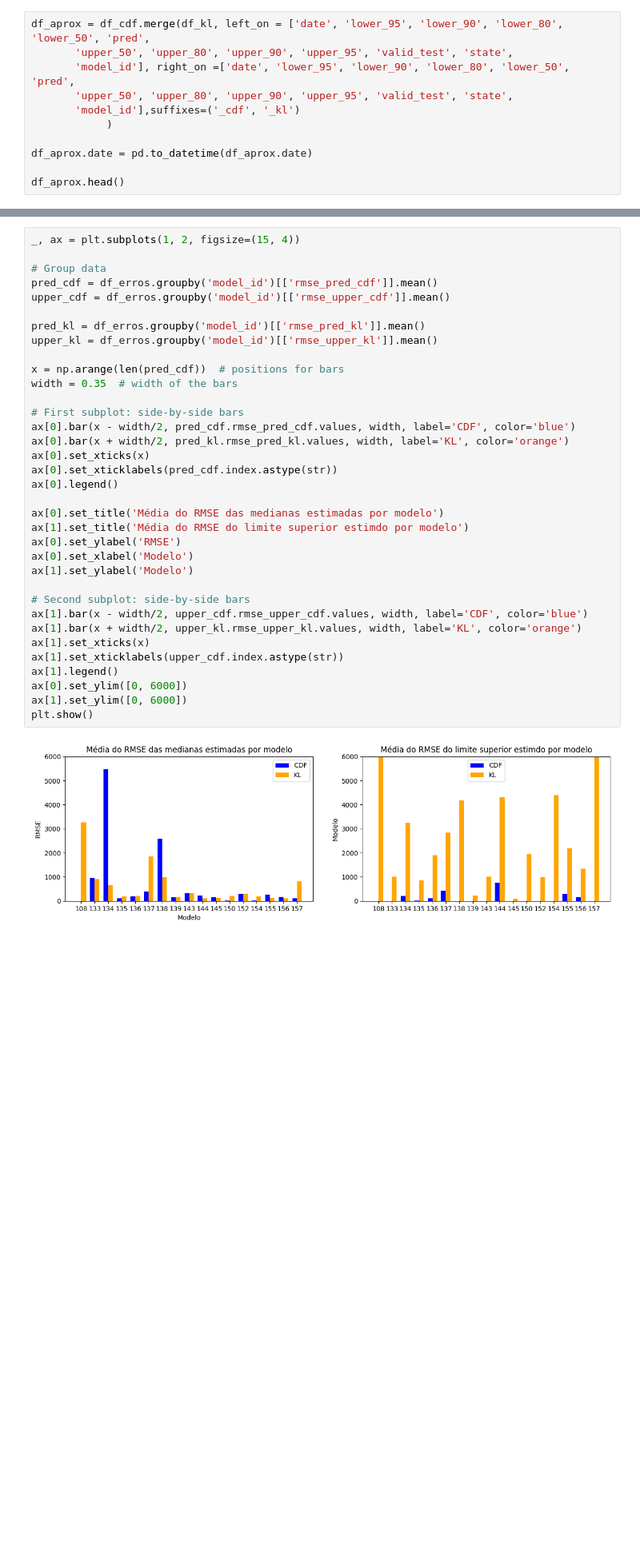
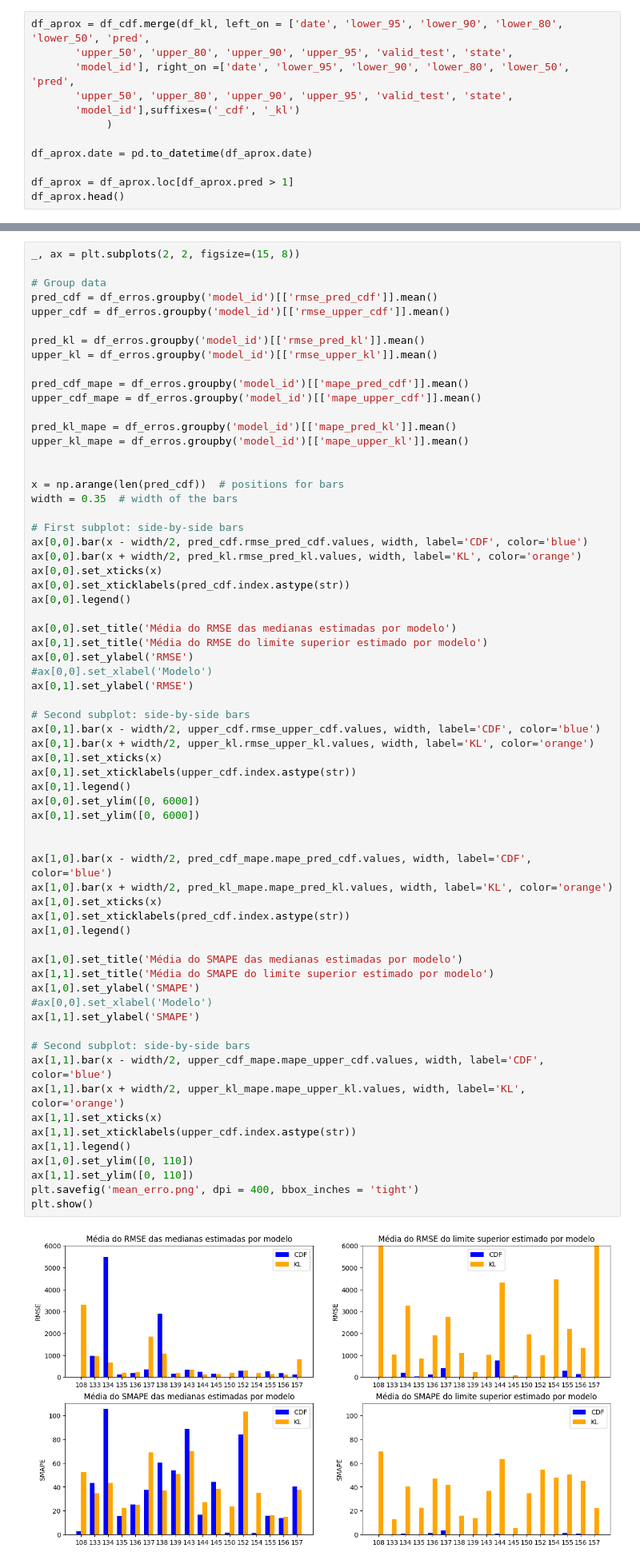
Before and after one commit to AtilioLP/Ensemble-methods, a Jupyter notebook: methods/harmonisation_strategies_py/compare_strategies_results.ipynb, the cells around one changed output, grey strips where cells are left out. Shown at 80% size. Saved outputs shown, nothing was run; the diff lists cells and outputs as text; blank space fills up the shorter version.

```diff
--- a/methods/harmonisation_strategies_py/compare_strategies_results.ipynb
+++ b/methods/harmonisation_strategies_py/compare_strategies_results.ipynb
@@ -70,6 +78,7 @@ df_aprox = df_cdf.merge(df_kl, left_on = ['date', 'lower_95', 'lower_90', 'lower
 
 df_aprox.date = pd.to_datetime(df_aprox.date)
 
+df_aprox = df_aprox.loc[df_aprox.pred > 1]
 df_aprox.head()
 # %% [output]
 |  | date | lower_95 | lower_90 | lower_80 | lower_50 | pred | upper_50 | upper_80 | upper_90 | upper_95 | ... |
@@ -167,42 +184,72 @@ df_erros.head()
 # %% [markdown]
 Summary comparing the methodologys:
 # %%
-_, ax = plt.subplots(1, 2, figsize=(15, 4))
+_, ax = plt.subplots(2, 2, figsize=(15, 8))
 
 # Group data
 pred_cdf = df_erros.groupby('model_id')[['rmse_pred_cdf']].mean()
 upper_cdf = df_erros.groupby('model_id')[['rmse_upper_cdf']].mean()
 
 pred_kl = df_erros.groupby('model_id')[['rmse_pred_kl']].mean()
 upper_kl = df_erros.groupby('model_id')[['rmse_upper_kl']].mean()
 
+pred_cdf_mape = df_erros.groupby('model_id')[['mape_pred_cdf']].mean()
+upper_cdf_mape = df_erros.groupby('model_id')[['mape_upper_cdf']].mean()
+
+pred_kl_mape = df_erros.groupby('model_id')[['mape_pred_kl']].mean()
+upper_kl_mape = df_erros.groupby('model_id')[['mape_upper_kl']].mean()
+
+
 x = np.arange(len(pred_cdf))  # positions for bars
 width = 0.35  # width of the bars
 
 # First subplot: side-by-side bars
-ax[0].bar(x - width/2, pred_cdf.rmse_pred_cdf.values, width, label='CDF', color='blue')
-ax[0].bar(x + width/2, pred_kl.rmse_pred_kl.values, width, label='KL', color='orange')
-ax[0].set_xticks(x)
-ax[0].set_xticklabels(pred_cdf.index.astype(str))
-ax[0].legend()
+ax[0,0].bar(x - width/2, pred_cdf.rmse_pred_cdf.values, width, label='CDF', color='blue')
+ax[0,0].bar(x + width/2, pred_kl.rmse_pred_kl.values, width, label='KL', color='orange')
+ax[0,0].set_xticks(x)
+ax[0,0].set_xticklabels(pred_cdf.index.astype(str))
+ax[0,0].legend()
 
-ax[0].set_title('Média do RMSE das medianas estimadas por modelo')
-ax[1].set_title('Média do RMSE do limite superior estimdo por modelo')
-ax[0].set_ylabel('RMSE')
-ax[0].set_xlabel('Modelo')
-ax[1].set_ylabel('Modelo')
+ax[0,0].set_title('Média do RMSE das medianas estimadas por modelo')
+ax[0,1].set_title('Média do RMSE do limite superior estimado por modelo')
+ax[0,0].set_ylabel('RMSE')
+#ax[0,0].set_xlabel('Modelo')
+ax[0,1].set_ylabel('RMSE')
 
 # Second subplot: side-by-side bars
-ax[1].bar(x - width/2, upper_cdf.rmse_upper_cdf.values, width, label='CDF', color='blue')
-ax[1].bar(x + width/2, upper_kl.rmse_upper_kl.values, width, label='KL', color='orange')
-ax[1].set_xticks(x)
-ax[1].set_xticklabels(upper_cdf.index.astype(str))
-ax[1].legend()
-ax[0].set_ylim([0, 6000])
-ax[1].set_ylim([0, 6000])
+ax[0,1].bar(x - width/2, upper_cdf.rmse_upper_cdf.values, width, label='CDF', color='blue')
+ax[0,1].bar(x + width/2, upper_kl.rmse_upper_kl.values, width, label='KL', color='orange')
+ax[0,1].set_xticks(x)
+ax[0,1].set_xticklabels(upper_cdf.index.astype(str))
+ax[0,1].legend()
+ax[0,0].set_ylim([0, 6000])
+ax[0,1].set_ylim([0, 6000])
+
+
+ax[1,0].bar(x - width/2, pred_cdf_mape.mape_pred_cdf.values, width, label='CDF', color='blue')
+ax[1,0].bar(x + width/2, pred_kl_mape.mape_pred_kl.values, width, label='KL', color='orange')
+ax[1,0].set_xticks(x)
+ax[1,0].set_xticklabels(pred_cdf.index.astype(str))
+ax[1,0].legend()
+
+ax[1,0].set_title('Média do SMAPE das medianas estimadas por modelo')
+ax[1,1].set_title('Média do SMAPE do limite superior estimado por modelo')
+ax[1,0].set_ylabel('SMAPE')
+#ax[0,0].set_xlabel('Modelo')
+ax[1,1].set_ylabel('SMAPE')
+
+# Second subplot: side-by-side bars
+ax[1,1].bar(x - width/2, upper_cdf_mape.mape_upper_cdf.values, width, label='CDF', color='blue')
+ax[1,1].bar(x + width/2, upper_kl_mape.mape_upper_kl.values, width, label='KL', color='orange')
+ax[1,1].set_xticks(x)
+ax[1,1].set_xticklabels(upper_cdf.index.astype(str))
+ax[1,1].legend()
+ax[1,0].set_ylim([0, 110])
+ax[1,1].set_ylim([0, 110])
+plt.savefig('mean_erro.png', dpi = 400, bbox_inches = 'tight')
 plt.show()
 # %% [output]
-[figure, old version]
+[figure, new version]
 # %% [markdown]
 Modelos em que o erro da mediana do CDF é maior que o do KL:
 
```
Also changed, not shown: parts of 11 cells of this notebook, 3 other files.
